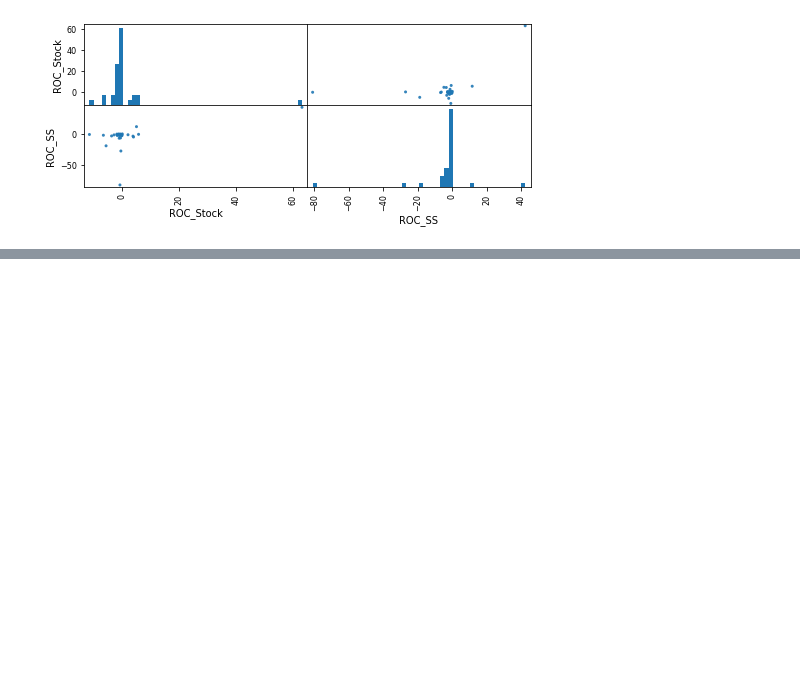
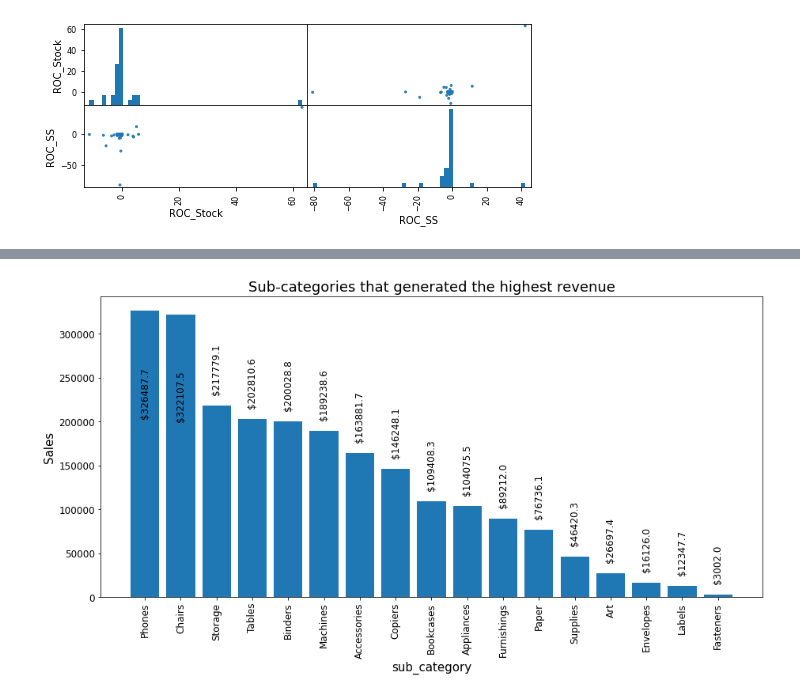
Before and after one commit to lukeyuan31/Churn_Visulization, a Jupyter notebook: Stock and Supermarket.ipynb, the cells around one changed output, grey strips where cells are left out. Cells and saved outputs as stored; diff of their text form; code cells hidden in the pictures; blank space fills up the shorter version.

```diff
--- a/Stock and Supermarket.ipynb
+++ b/Stock and Supermarket.ipynb
@@ -209,0 +248,18 @@ smdf.rename(columns = { 'Order Date' : 'order_date', 'Ship Date' : 'ship_date',
+# %%
+dfsub = smdf.groupby(["sub_category"]).sum().sort_values("Sales", ascending=False).head(20)
+dfsub = dfsub[["Sales"]].round(1)
+dfsub.reset_index(inplace=True)
+plt.figure(figsize = (15,7)) # width and height of figure is defined in inches
+plt.title("Sub-categories that generated the highest revenue", fontsize=18)
+plt.bar(dfsub["sub_category"], dfsub["Sales"], linewidth = 1)
+plt.xlabel("sub_category",fontsize=15) # x axis shows the States
+plt.ylabel("Sales",fontsize=15) # y axis shows the Revenue
+plt.xticks(fontsize=12, rotation=90)
+plt.yticks(fontsize=12)
+for k,v in dfsub["Sales"].items(): #To show the exact revenue generated on the figure
+    if v>300000:
+        plt.text(k,v-120000,'$'+ str(v), fontsize=12,rotation=90,color='k', horizontalalignment='center');
+    else:
+        plt.text(k,v+15000,'$'+ str(v), fontsize=12,rotation=90,color='k', horizontalalignment='center');
+# %% [output]
+[figure, added]
```
Also changed, not shown: parts of 4 cells of this notebook.
